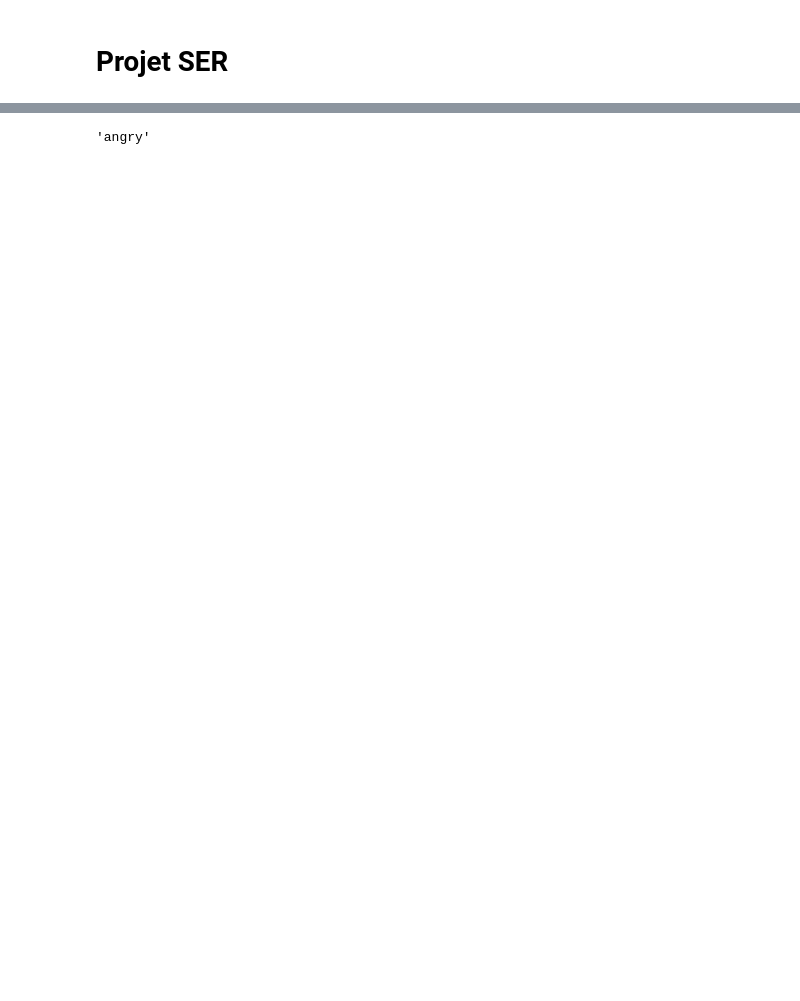
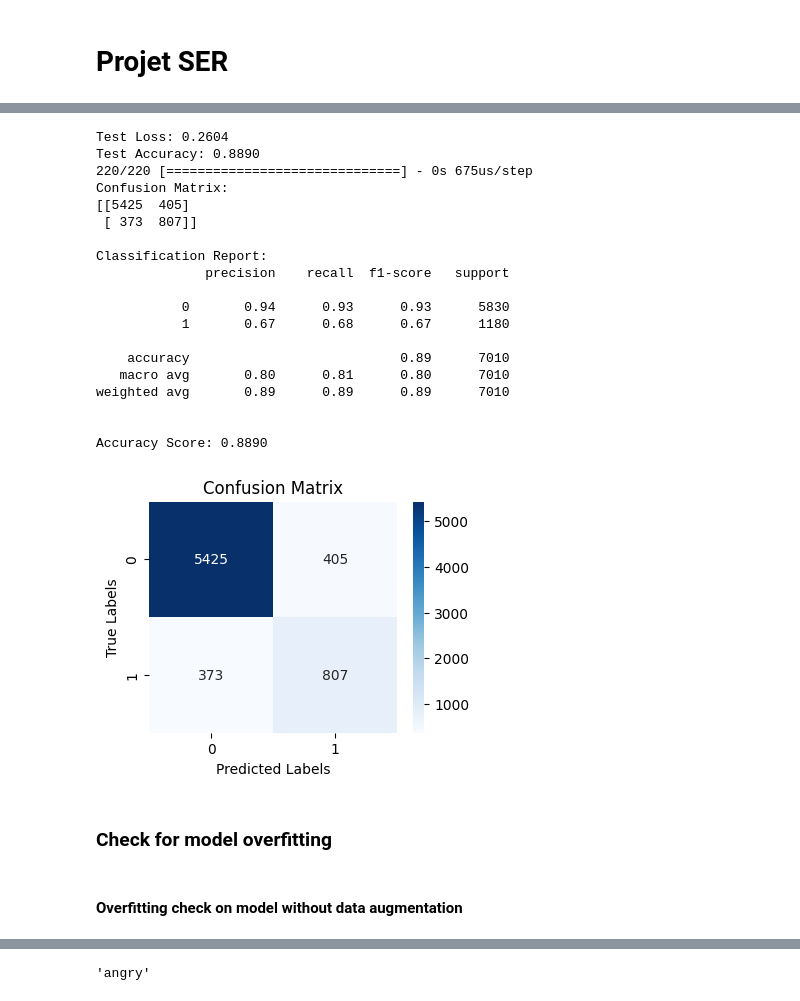
Before and after one commit to Anisoft17041997/SERAPP, a Jupyter notebook: ml/SERAPP__DL.ipynb, the cells around one changed output, grey strips where cells are left out. Drawn from its saved outputs; the diff is of its cells as text; code cells hidden in the pictures; blank space fills up the shorter version.

```diff
--- a/ml/SERAPP__DL.ipynb
+++ b/ml/SERAPP__DL.ipynb
@@ -207,0 +423,28 @@ np.hstack is then used to horizontally concatenate these feature vectors into a
+# %%
+# Load the model
+best_model_with_augm = load_model('models/cnn_model_with_augm.h5')
+# %%
+evaluate_binary_cnn_model(best_model_with_augm, X_test_with_augm, y_test_with_augm)
+# %% [output]
+Test Loss: 0.2604
+Test Accuracy: 0.8890
+220/220 [==============================] - 0s 675us/step
+Confusion Matrix:
+[[5425  405]
+ [ 373  807]]
+
+Classification Report:
+              precision    recall  f1-score   support
+
+           0       0.94      0.93      0.93      5830
+           1       0.67      0.68      0.67      1180
+
+    accuracy                           0.89      7010
+   macro avg       0.80      0.81      0.80      7010
+weighted avg       0.89      0.89      0.89      7010
+
+
+Accuracy Score: 0.8890
+[figure, added]
+# %% [markdown]
+### Check for model overfitting
@@ -207,0 +475,2 @@ np.hstack is then used to horizontally concatenate these feature vectors into a
+# %% [markdown]
+#### Overfitting check on model without data augmentation
```
Also changed, not shown: parts of 183 cells of this notebook, 14 other files.
